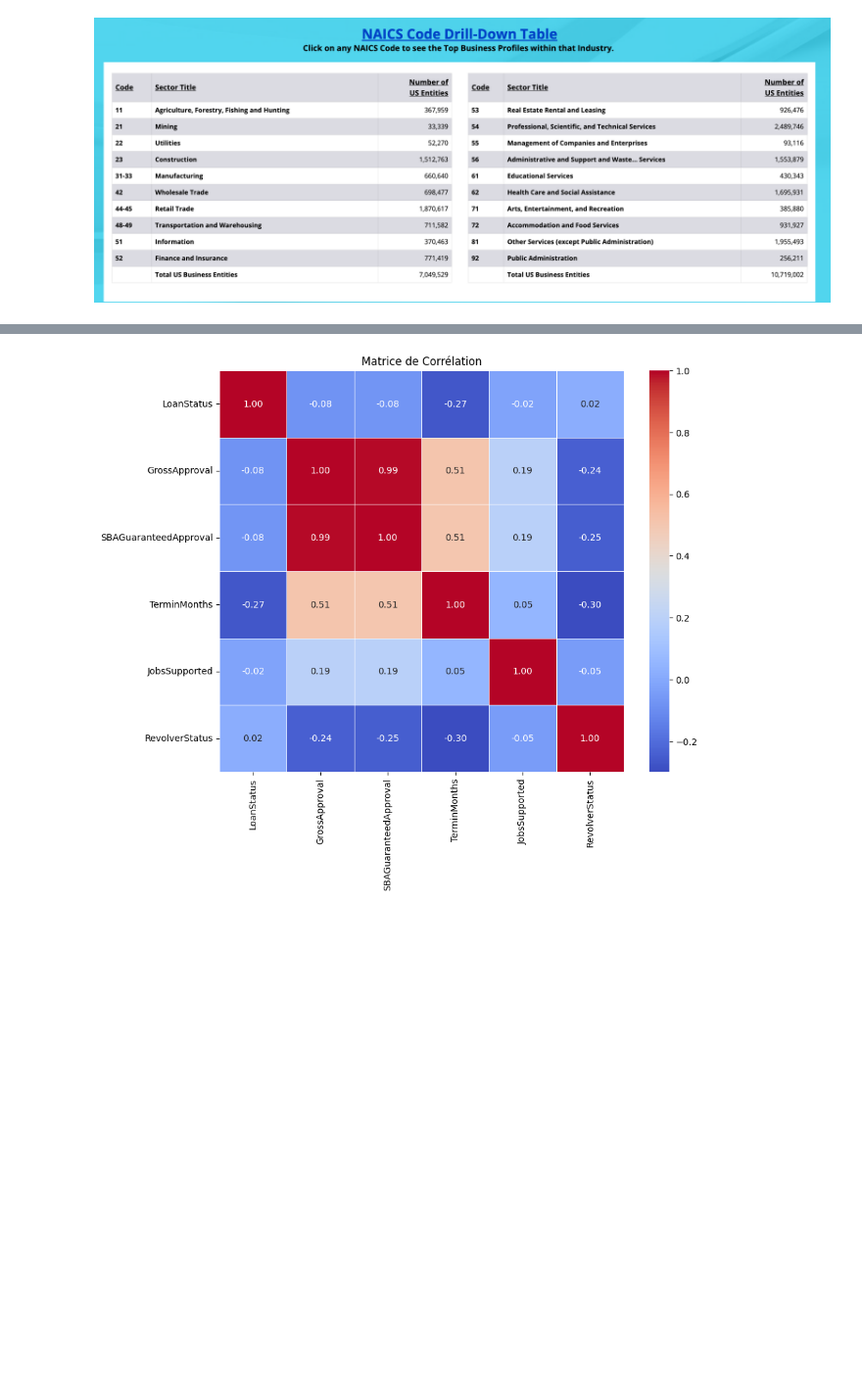
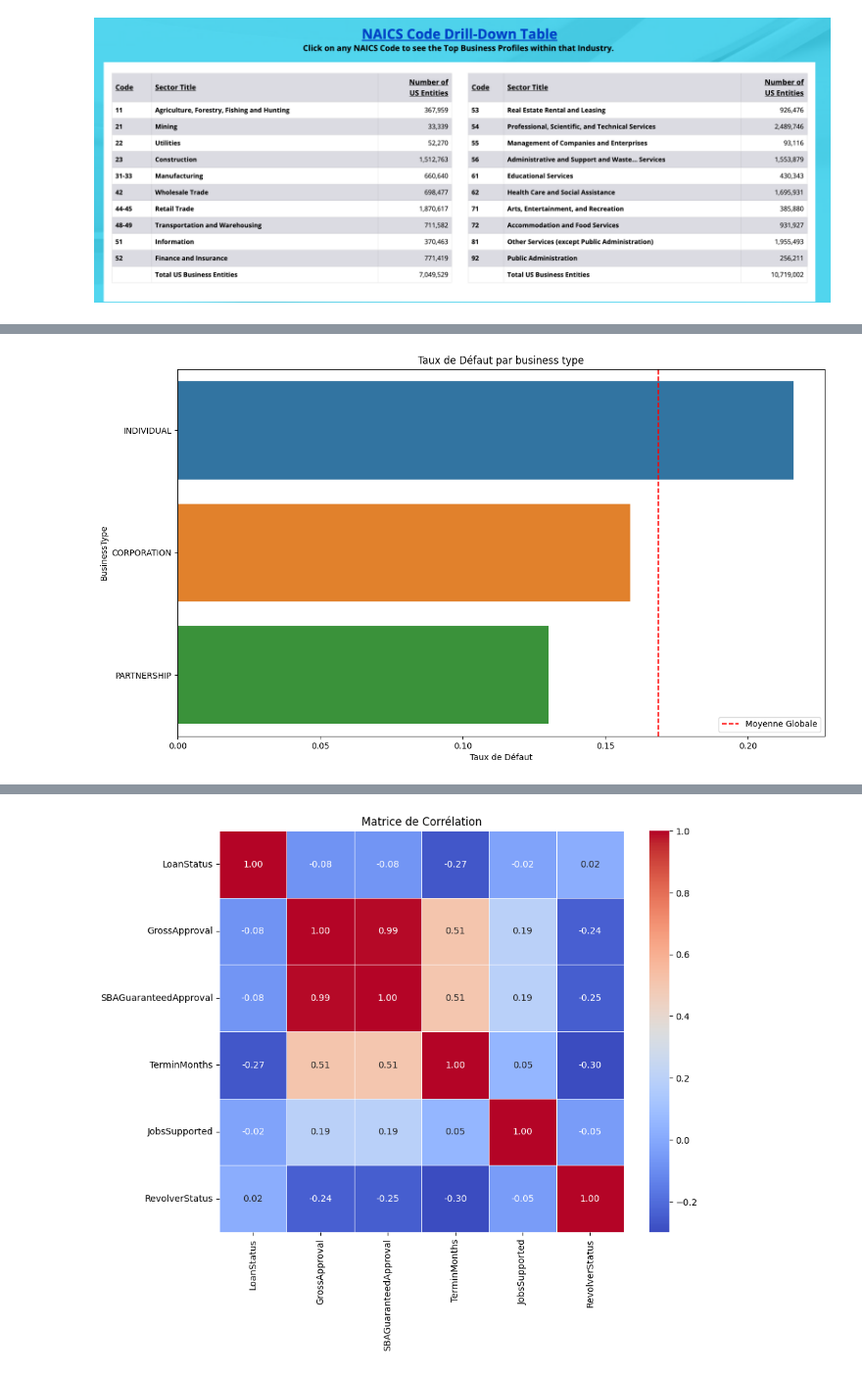
Before and after one commit to TigranGyurjyan/Machine_Learning_projet, a Jupyter notebook: EDA.ipynb, the cells around one changed output, grey strips where cells are left out. Shown at 98% size. Cells and saved outputs as stored; diff of their text form; code cells hidden in the pictures; blank space fills up the shorter version.

```diff
--- a/EDA.ipynb
+++ b/EDA.ipynb
@@ -383,2 +395,15 @@ plt.show()
 # %%
 # On voit que le risque dépend très fortement de l'industrie de l'entreprise avec des industries qui semblent performer mieux que d'autres
+# %%
+business_risk = df.groupby('BusinessType')['LoanStatus'].mean().sort_values(ascending=False)
+plt.figure(figsize=(14, 8))
+sns.barplot(x=business_risk.values,
+            y=business_risk.index,
+            hue=business_risk.index)
+plt.title("Taux de Défaut par business type")
+plt.xlabel("Taux de Défaut")
+plt.axvline(x=df['LoanStatus'].mean(), color='r', linestyle='--', label='Moyenne Globale')
+plt.legend()
+plt.show()
+# %% [output]
+[figure, added]
```
Also changed, not shown: parts of 17 cells of this notebook.
